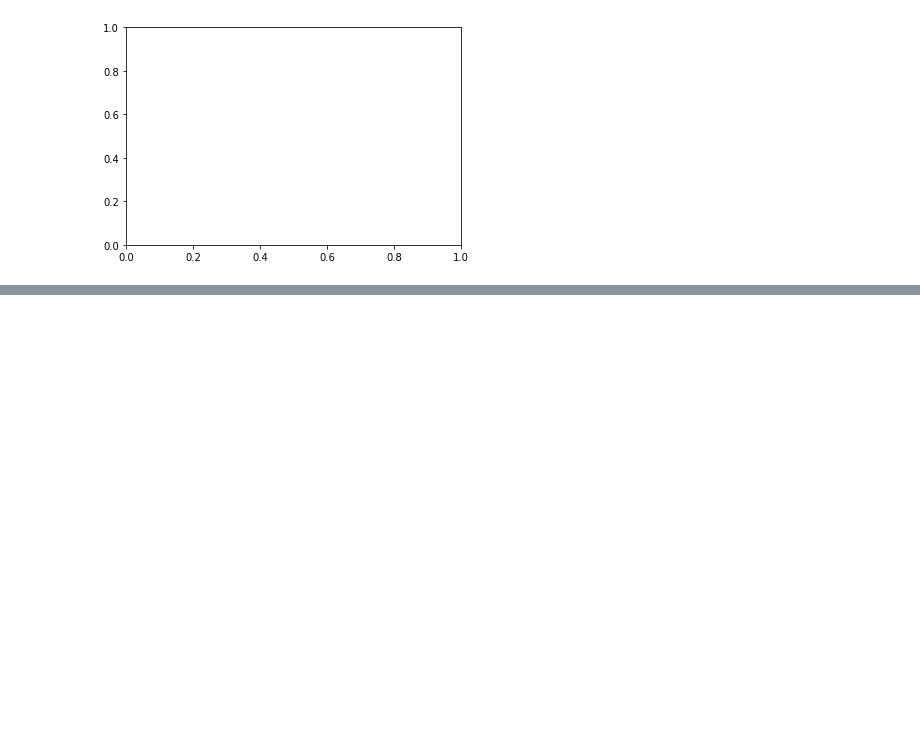
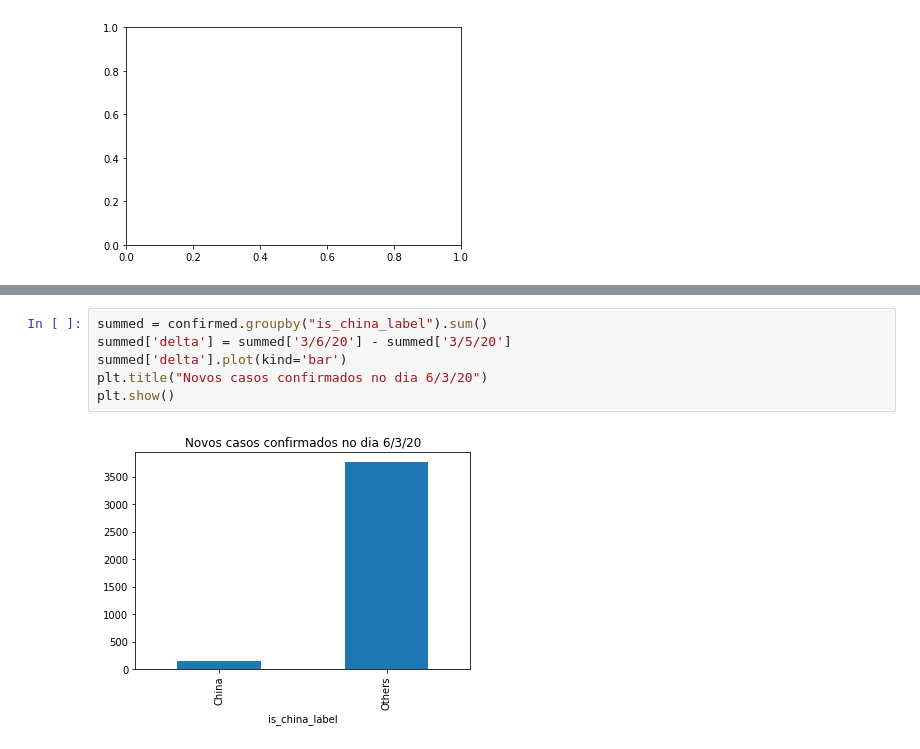
Before and after one commit to viniciusfin/COVID-19, a Jupyter notebook: Data_Science_e_Saude.ipynb, the cells around one changed output, grey strips where cells are left out. Drawn from its saved outputs; the diff is of its cells as text; blank space fills up the shorter version.

```diff
--- a/Data_Science_e_Saude.ipynb
+++ b/Data_Science_e_Saude.ipynb
@@ -395,0 +494,8 @@ combined.sort_values("letality_rate_1", ascending = False).query("confirmed > 10
+# %%
+summed = confirmed.groupby("is_china_label").sum()
+summed['delta'] = summed['3/6/20'] - summed['3/5/20']
+summed['delta'].plot(kind='bar')
+plt.title("Novos casos confirmados no dia 6/3/20")
+plt.show()
+# %% [output]
+[figure, added]
```
Also changed, not shown: parts of 52 cells of this notebook.
